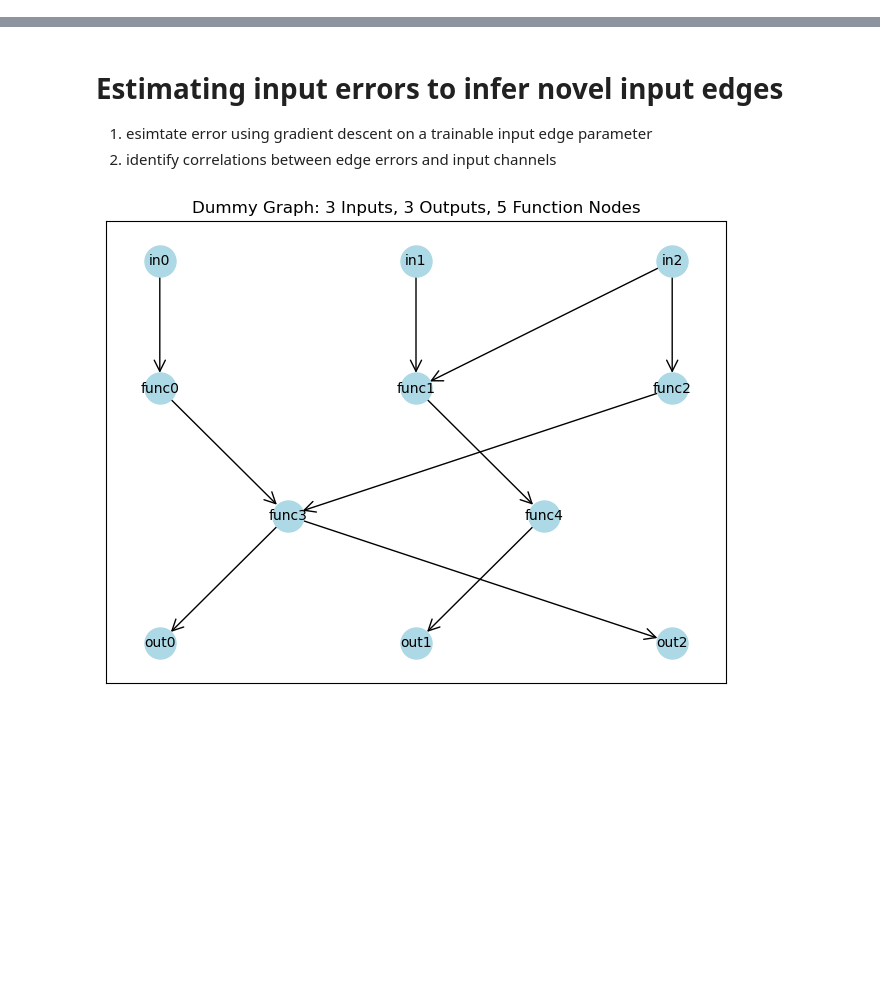
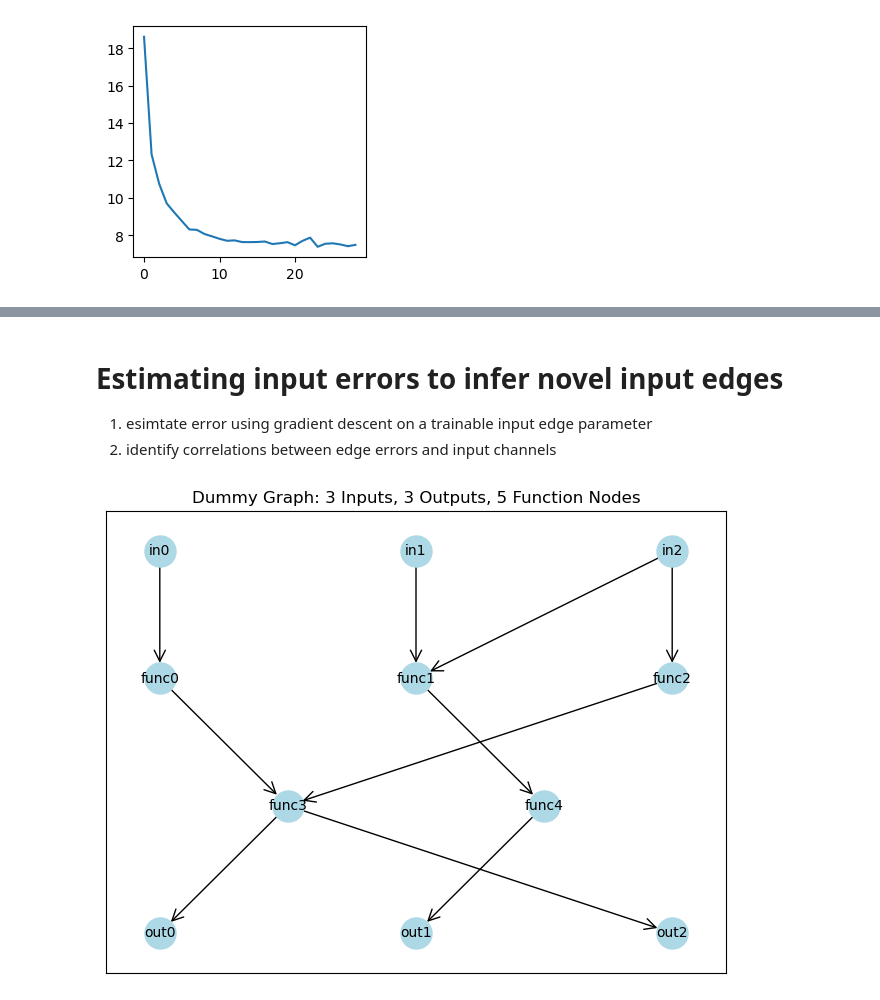
Before and after one commit to nathanieljevans/GSNN, a Jupyter notebook: docs/tutorials/dev/00_dev.ipynb, the cells around one changed output, grey strips where cells are left out. Cells and saved outputs as stored; diff of their text form; code cells hidden in the pictures; blank space fills up the shorter version.

```diff
--- a/docs/tutorials/dev/00_dev.ipynb
+++ b/docs/tutorials/dev/00_dev.ipynb
@@ -30,0 +83,16 @@ The autoreload extension is already loaded. To reload it, use:
+# %%
+data = nx2pyg(G, input_nodes, function_nodes, output_nodes)
+
+# simulate a missing edge (in2, func1)
+edge_index_dict_TRUE = copy.deepcopy(data.edge_index_dict)
+
+
+# remove edges func1 to out3
+#remove = ('func1', 'out3')
+remove = [('func4', 'out1'), ('func3', 'out2'), ('func1', 'out3')]
+for edge in remove:
+    src, dst = data.edge_index_dict['function', 'to', 'output'].clone()
+    mask = ~((src == data.node_names_dict['function'].index(edge[0])) & (dst == data.node_names_dict['output'].index(edge[1])))
+    data.edge_index_dict['function', 'to', 'output'] = data.edge_index_dict['function', 'to', 'output'][:, mask]
+
+data.edge_index_dict['function', 'to', 'output']
@@ -30,0 +102,9 @@ The autoreload extension is already loaded. To reload it, use:
+# %%
+model_kwargs = {'channels': 3,
+                'layers': 5,
+                'share_layers': False,
+                'bias': True,
+                'add_function_self_edges': True,
+                'norm': 'layer',
+                'dropout': 0.,
+                'nonlin': torch.nn.ELU}
@@ -30,0 +143,21 @@ The autoreload extension is already loaded. To reload it, use:
+# %%
+OEI = OutputEdgeInferrer(data,
+                         model.channels*model.layers,
+                         lr=1e-1,
+                         wd=0,
+                         epochs=2000,
+                         use_batchnorm=False,
+                         bn_affine=False,
+                         tol=1e-4,
+                         patience=5,
+                         agg='all')
+
+train_loader = torch.utils.data.DataLoader(torch.utils.data.TensorDataset(x_train, y_train), batch_size=25, shuffle=True)
+test_loader = torch.utils.data.DataLoader(torch.utils.data.TensorDataset(x_test, y_test), batch_size=10, shuffle=True)
+losses = OEI.fit(train_loader, model)
+
+plt.figure(figsize=(3,3))
+plt.plot(losses)
+plt.show()
+# %% [output]
+[figure, added]
```
Also changed, not shown: parts of 14 cells of this notebook, 1 other file.
